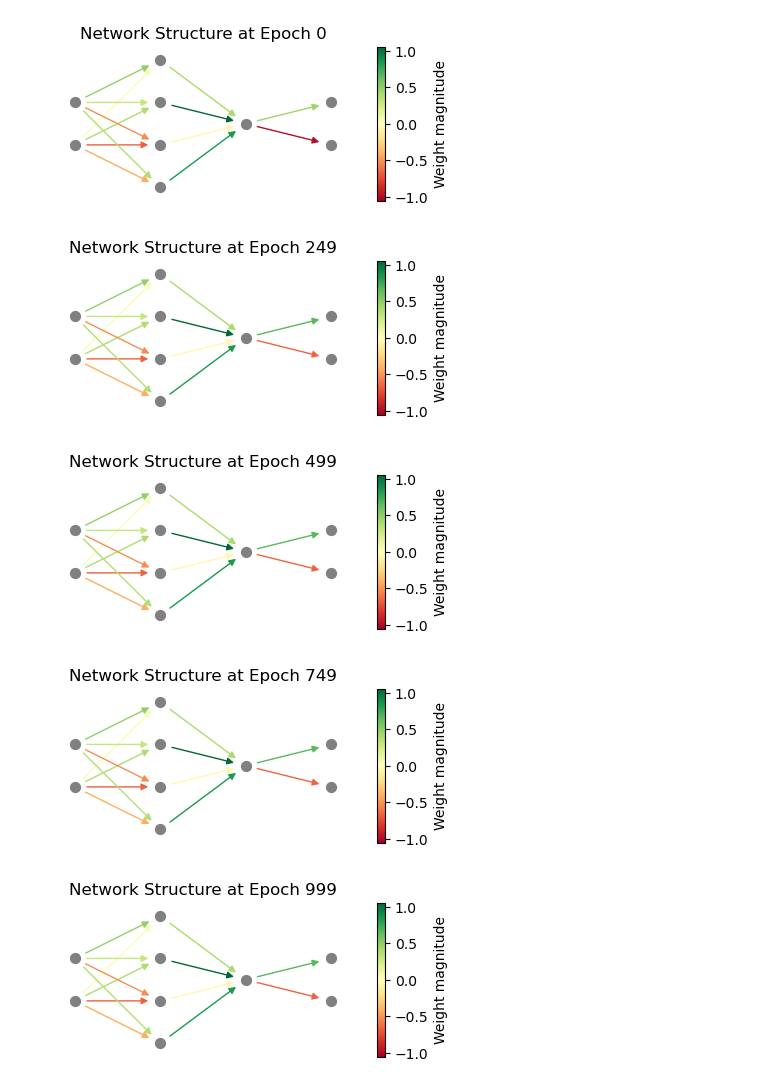
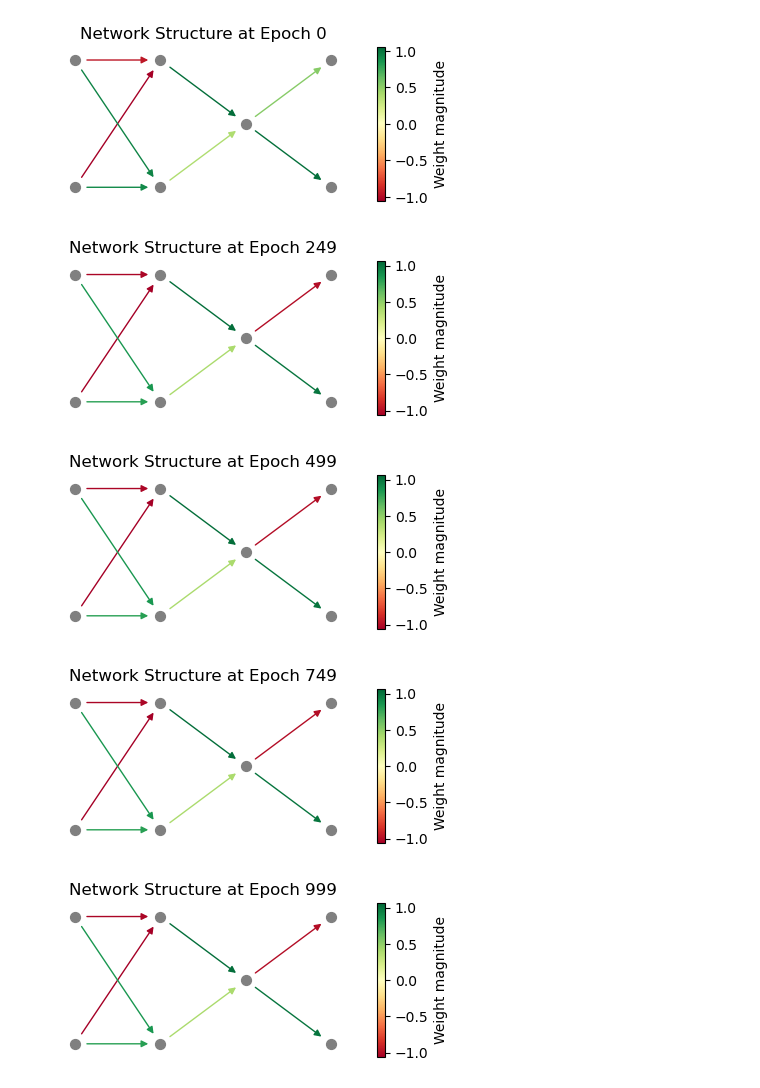
Before and after one commit to CRIS-Lab-2025/energy-based-models, a Jupyter notebook: xor_notebook.ipynb, the cells around one changed output. Drawn from its saved outputs; the diff is of its cells as text; code cells hidden in the pictures.

```diff
--- a/xor_notebook.ipynb
+++ b/xor_notebook.ipynb
@@ -14,31 +14,31 @@ class ExternalWorld:
 # %%
 # XOR dataset
 xor_x = np.array([[0, 0], [0, 1], [1, 0], [1, 1]] * 10, dtype=np.float32)
 xor_y = np.array([0, 1, 1, 0] * 10, dtype=np.int64)
 
 # ExternalWorld instance with XOR data
 xor_world = ExternalWorld(xor_x, xor_y)
 
 # small nets can solve xor
 xor_net = Network(
     name="xor_net",
     external_world=xor_world,
     hyperparameters={
-        "hidden_sizes": [4, 1],
+        "hidden_sizes": [2, 1],
         "output_size": 2,
         "batch_size": 4,
         "n_epochs": 1000,
         "n_it_neg": 10,
         "n_it_pos": 10,
         "alphas": [np.float32(0.1), np.float32(0.1),  np.float32(0.05)]
     }
 )
 
 # Train the network
 train_net(xor_net, plot_graph= True)
 # %% [output]
-[figure, old version]
+[figure, new version]
-[figure, old version]
+[figure, new version]
-[figure, old version]
+[figure, new version]
-[figure, old version]
+[figure, new version]
-[figure, old version]
+[figure, new version]
```
Also changed, not shown: parts of 1 cell of this notebook, 1 other file.
